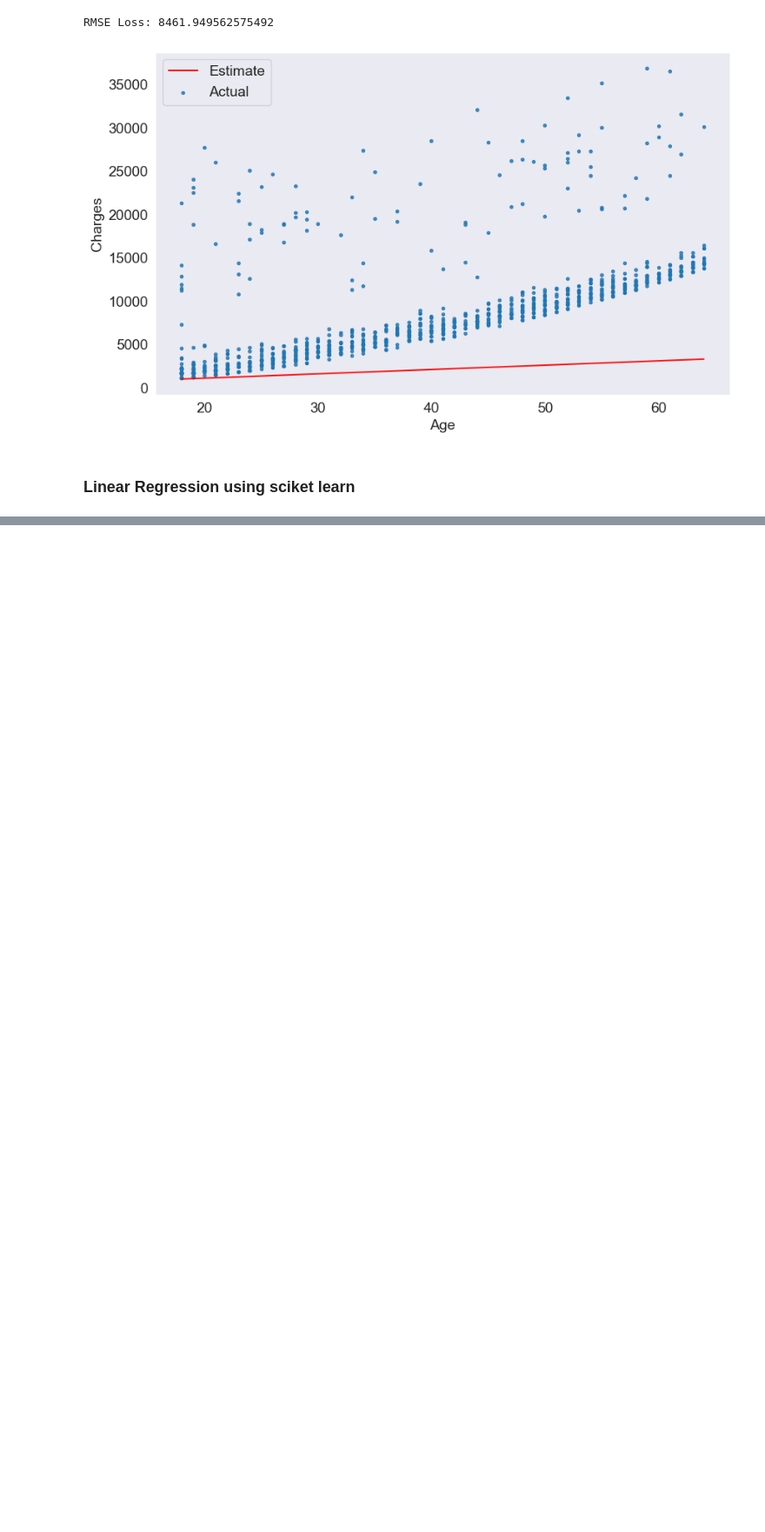
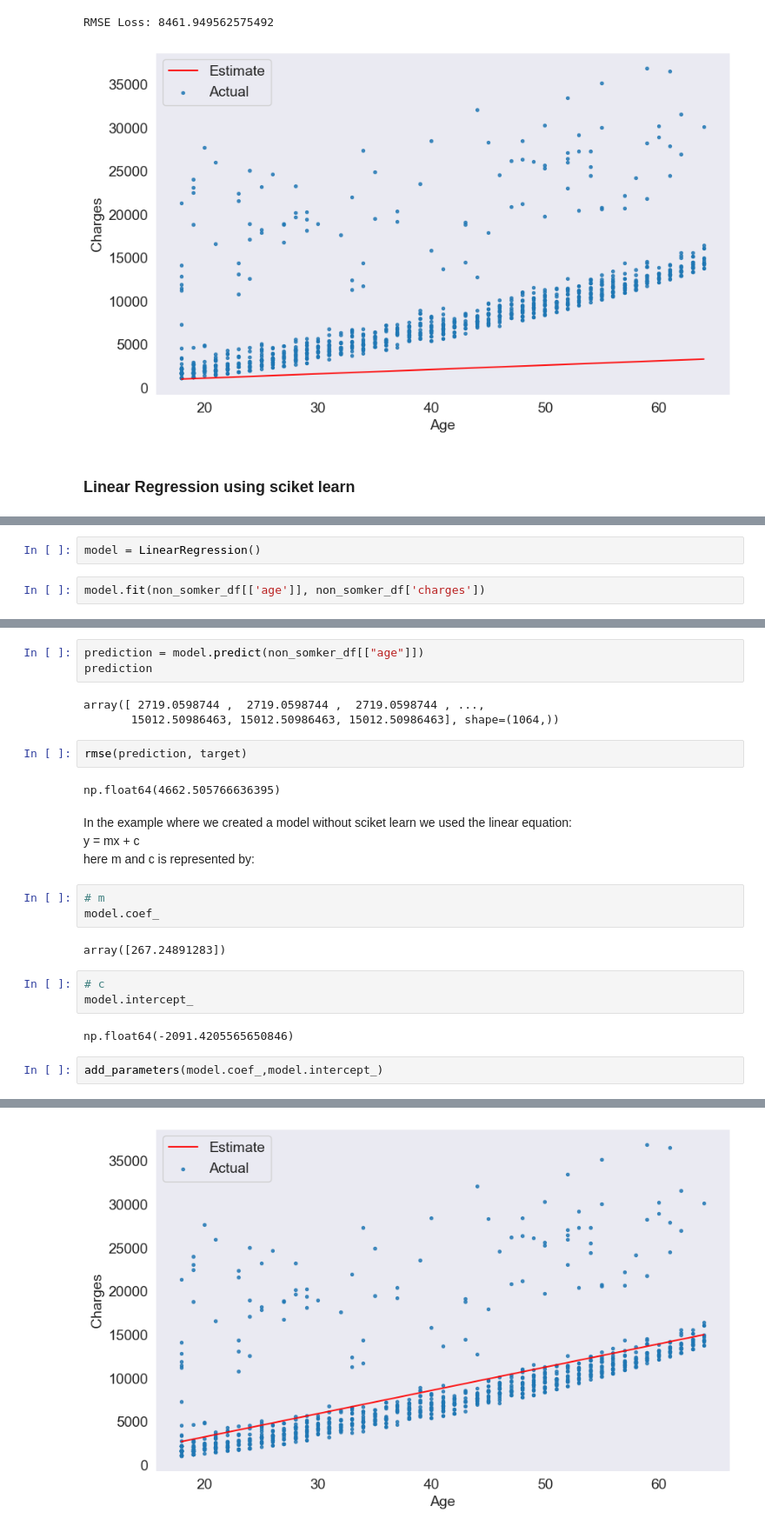
Before and after one commit to tahaftm/Machine-Learning-Projects, a Jupyter notebook: linear regression.ipynb, the cells around one changed output, grey strips where cells are left out. Shown at 87% size. Drawn from its saved outputs; the diff is of its cells as text; blank space fills up the shorter version.

Commit message:
Model built

```diff
--- a/linear regression.ipynb
+++ b/linear regression.ipynb
@@ -269,0 +268,4 @@ ModuleNotFoundError: No module named 'sklearn'
+# %%
+model = LinearRegression()
+# %%
+model.fit(non_somker_df[['age']], non_somker_df['charges'])
@@ -269,0 +279,27 @@ ModuleNotFoundError: No module named 'sklearn'
+# %%
+prediction = model.predict(non_somker_df[["age"]])
+prediction
+# %% [output]
+array([ 2719.0598744 ,  2719.0598744 ,  2719.0598744 , ...,
+       15012.50986463, 15012.50986463, 15012.50986463], shape=(1064,))
+# %%
+rmse(prediction, target)
+# %% [output]
+np.float64(4662.505766636395)
+# %% [markdown]
+In the example where we created a model without sciket learn we used the linear equation: <br>
+y = mx + c <br>
+here m and c is represented by:
+# %%
+# m
+model.coef_
+# %% [output]
+array([267.24891283])
+# %%
+# c
+model.intercept_
+# %% [output]
+np.float64(-2091.4205565650846)
+# %%
+add_parameters(model.coef_,model.intercept_)
+# %% [output]
@@ -269,0 +307 @@ ModuleNotFoundError: No module named 'sklearn'
+[figure, added]
```
Also changed, not shown: parts of 4 cells of this notebook.
